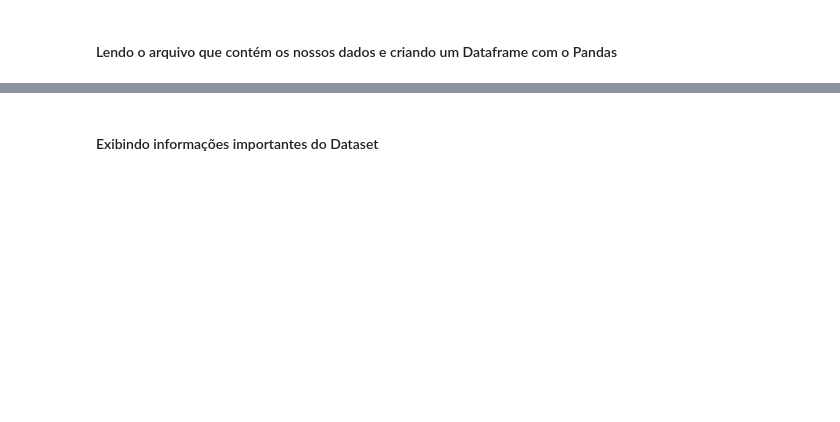
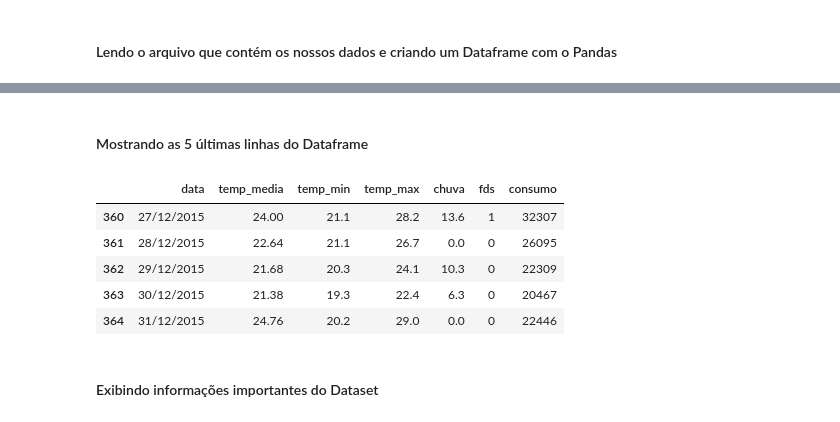
Before and after one commit to idcesares/Clube-de-STEM-IA-ESEM, a Jupyter notebook: Prática-2_Regressão-Linear-Scikit-Learn/Regressão Linear com Scikit-Learn.ipynb, the cells around one changed output, grey strips where cells are left out. Drawn from its saved outputs; the diff is of its cells as text; code cells hidden in the pictures; blank space fills up the shorter version.

```diff
--- a/Prática-2_Regressão-Linear-Scikit-Learn/Regressão Linear com Scikit-Learn.ipynb
+++ b/Prática-2_Regressão-Linear-Scikit-Learn/Regressão Linear com Scikit-Learn.ipynb
@@ -37,3 +63,14 @@ df.head()
+# %% [markdown]
+#### Mostrando as 5 últimas linhas do Dataframe
+# %%
+df.tail()
+# %% [output]
+|  | data | temp_media | temp_min | temp_max | chuva | fds | consumo |
+| 360 | 27/12/2015 | 24.00 | 21.1 | 28.2 | 13.6 | 1 | 32307 |
+| 361 | 28/12/2015 | 22.64 | 21.1 | 26.7 | 0.0 | 0 | 26095 |
+| 362 | 29/12/2015 | 21.68 | 20.3 | 24.1 | 10.3 | 0 | 22309 |
+| 363 | 30/12/2015 | 21.38 | 19.3 | 22.4 | 6.3 | 0 | 20467 |
+| 364 | 31/12/2015 | 24.76 | 20.2 | 29.0 | 0.0 | 0 | 22446 |
 # %% [markdown]
 #### Exibindo informações importantes do Dataset
 # %%
```
Also changed, not shown: parts of 51 cells of this notebook.
